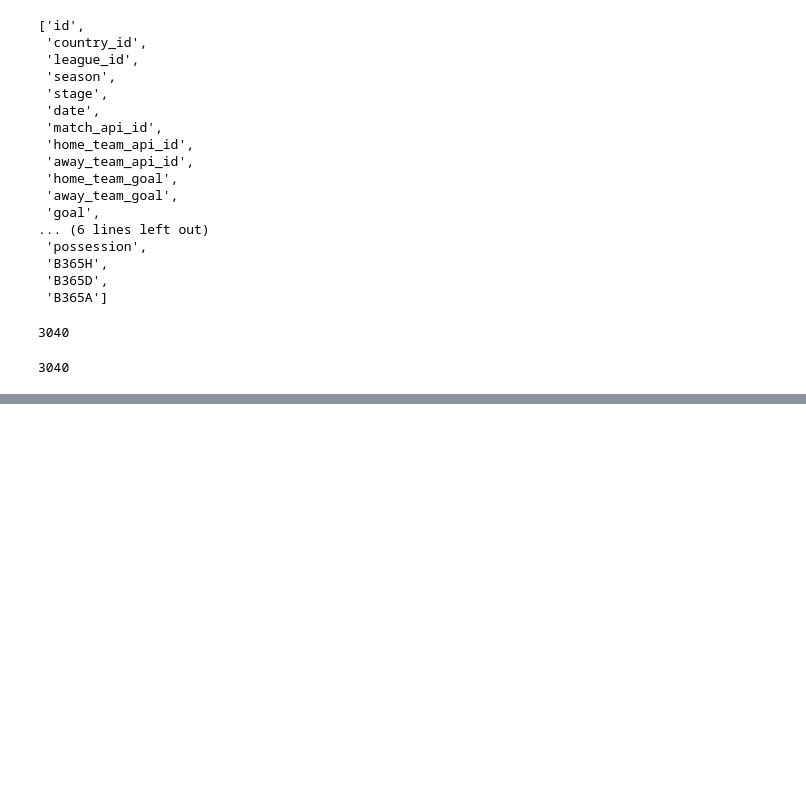
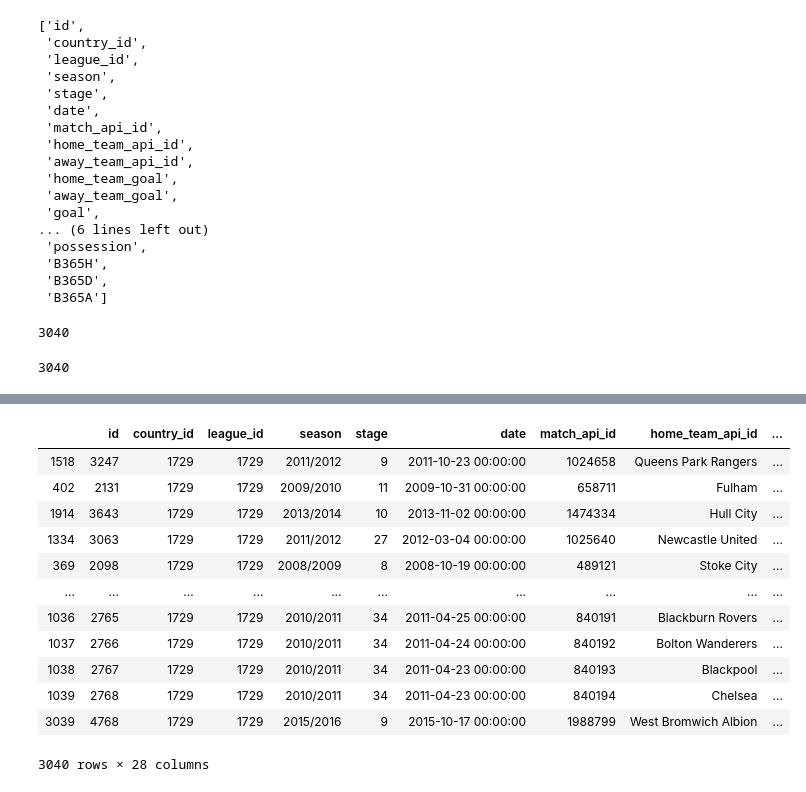
Before and after one commit to enliktjioe/nn2020-football, a Jupyter notebook: Preprocessing.ipynb, the cells around one changed output, grey strips where cells are left out. Drawn from its saved outputs; the diff is of its cells as text; code cells hidden in the pictures; blank space fills up the shorter version.

```diff
--- a/Preprocessing.ipynb
+++ b/Preprocessing.ipynb
@@ -345,3 +375,20 @@ See the caveats in the documentation: https://pandas.pydata.org/pandas-docs/stab
+# %%
+pd.set_option('display.max_columns', None)
+df_EPL
+# %% [output]
+|  | id | country_id | league_id | season | stage | date | match_api_id | home_team_api_id | ... |
+| 1518 | 3247 | 1729 | 1729 | 2011/2012 | 9 | 2011-10-23 00:00:00 | 1024658 | Queens Park Rangers | ... |
+| 402 | 2131 | 1729 | 1729 | 2009/2010 | 11 | 2009-10-31 00:00:00 | 658711 | Fulham | ... |
+| 1914 | 3643 | 1729 | 1729 | 2013/2014 | 10 | 2013-11-02 00:00:00 | 1474334 | Hull City | ... |
+| 1334 | 3063 | 1729 | 1729 | 2011/2012 | 27 | 2012-03-04 00:00:00 | 1025640 | Newcastle United | ... |
+| 369 | 2098 | 1729 | 1729 | 2008/2009 | 8 | 2008-10-19 00:00:00 | 489121 | Stoke City | ... |
+| ... | ... | ... | ... | ... | ... | ... | ... | ... | ... |
+| 1036 | 2765 | 1729 | 1729 | 2010/2011 | 34 | 2011-04-25 00:00:00 | 840191 | Blackburn Rovers | ... |
+| 1037 | 2766 | 1729 | 1729 | 2010/2011 | 34 | 2011-04-24 00:00:00 | 840192 | Bolton Wanderers | ... |
+| 1038 | 2767 | 1729 | 1729 | 2010/2011 | 34 | 2011-04-23 00:00:00 | 840193 | Blackpool | ... |
+| 1039 | 2768 | 1729 | 1729 | 2010/2011 | 34 | 2011-04-23 00:00:00 | 840194 | Chelsea | ... |
+| 3039 | 4768 | 1729 | 1729 | 2015/2016 | 9 | 2015-10-17 00:00:00 | 1988799 | West Bromwich Albion | ... |
+3040 rows × 28 columns
 # %%
 df_EPL.to_csv(path + "EPL.csv")
 df_LaLiga.to_csv(path + "LaLiga.csv")
```
Also changed, not shown: parts of 5 cells of this notebook.
